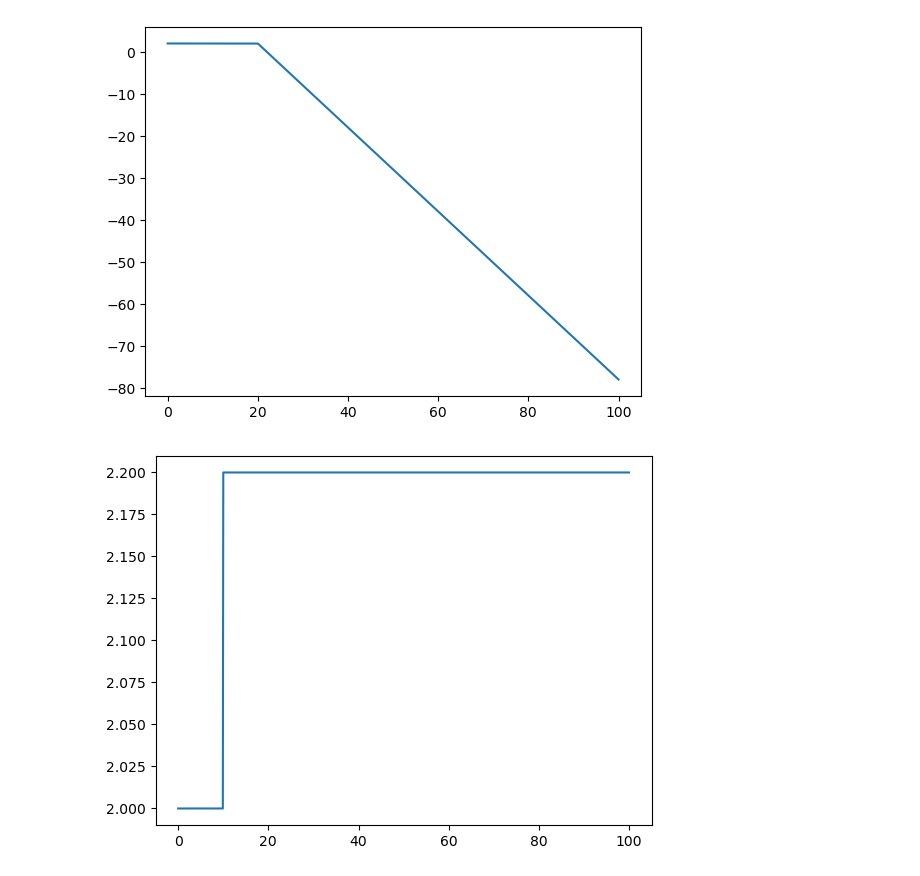
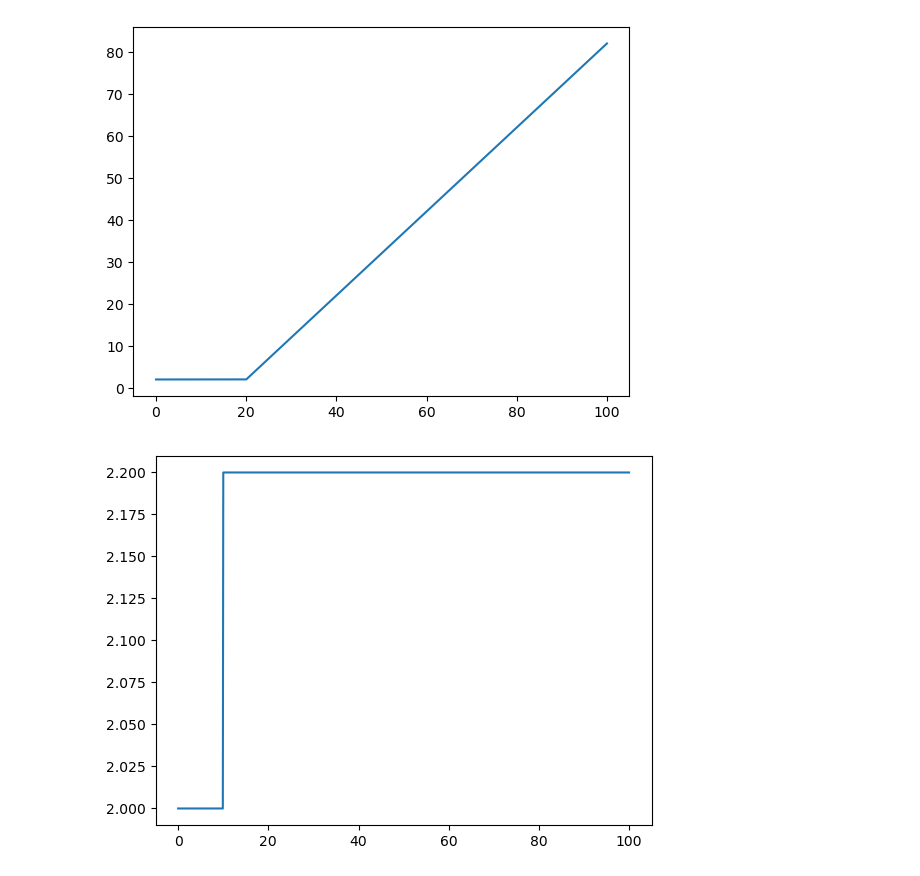
Before and after one commit to joaobus/Projeto-TCC, a Jupyter notebook: src/exemplo_gerador_de_disturbio.ipynb, the cells around one changed output. Drawn from its saved outputs; the diff is of its cells as text; code cells hidden in the pictures.

```diff
--- a/src/exemplo_gerador_de_disturbio.ipynb
+++ b/src/exemplo_gerador_de_disturbio.ipynb
@@ -2,3 +2,17 @@
 from classes.GeradorDeDisturbios import GeradorDeDisturbios
 import matplotlib.pyplot as plt
 import numpy as np
+# %%
+from classes.LeitorDB import LeitorDB
+from classes.SistemaFisico import Misturador
+from classes.GeradorDeDisturbios import GeradorDeDisturbios
+
+intensidade = -0.9
+
+constantes = LeitorDB.Leitor(intensidade)
+print(constantes)
+sistema_fisico = Misturador()
+degrau = GeradorDeDisturbios().degrau(intensidade,10)
+sistema_fisico.constantes_controlador = constantes
+sistema_fisico.simular(degrau).plotar_graficos()
+print(sistema_fisico.simular(degrau).vetores_para_plotagem[5])
@@ -5,12 +86,12 @@ import numpy as np
 # %%
-rampa = GeradorDeDisturbios().rampa(-1,20)
+rampa = GeradorDeDisturbios().rampa(1,20)
 
 dt = np.linspace(0, 100, 1000)
 dist = [rampa.dist(i) for i in dt]
 plt.plot(dt, dist)
 plt.show()
 # %% [output]
-[figure, old version]
+[figure, new version]
 # %%
 degrau = GeradorDeDisturbios().degrau(0.1,10)
 
```
Also changed, not shown: parts of 7 cells of this notebook, 3 other files.
